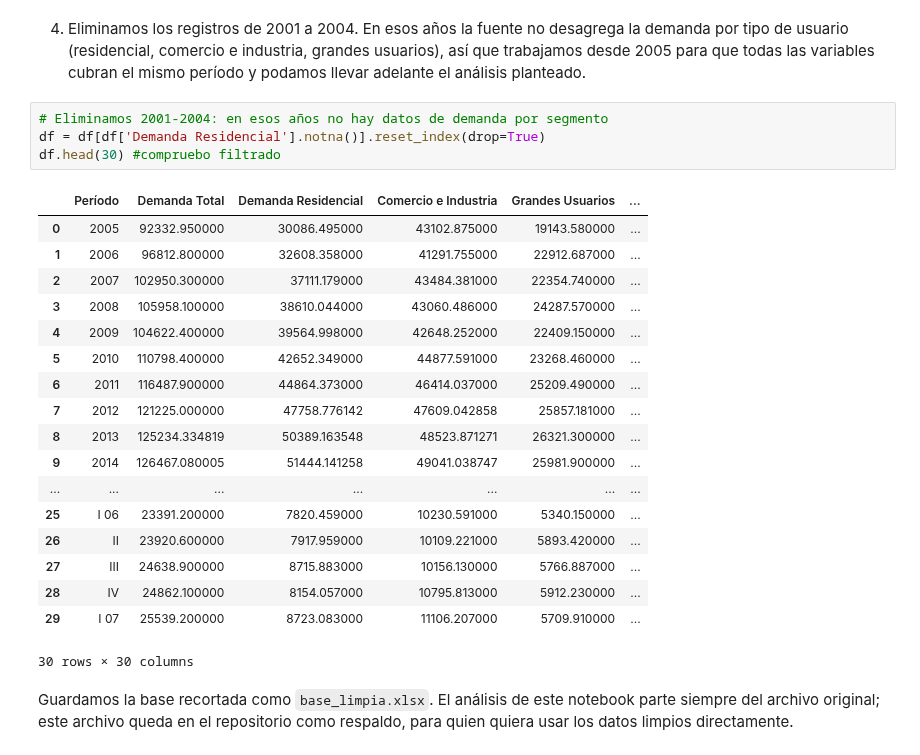
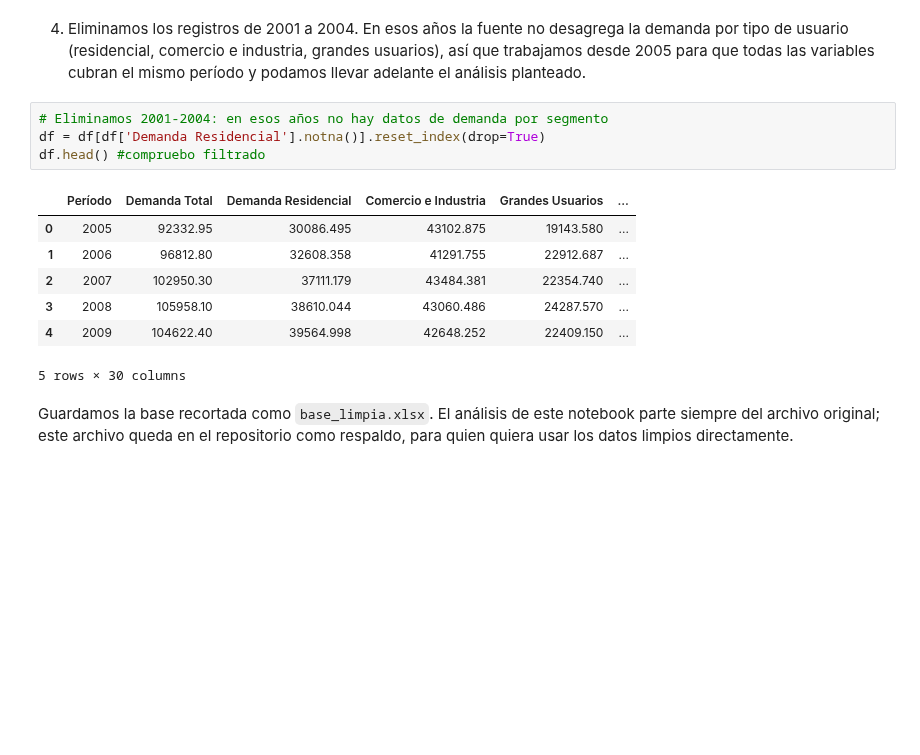
Before and after one commit to RafaelSeri/TP_LABO_MET, a Jupyter notebook: notebooks/Tp_labo.ipynb, the cells around one changed output. Cells and saved outputs as stored; diff of their text form; blank space fills up the shorter version.

```diff
--- a/notebooks/Tp_labo.ipynb
+++ b/notebooks/Tp_labo.ipynb
@@ -84,26 +84,15 @@ df.head()
 # %%
 # Eliminamos 2001-2004: en esos años no hay datos de demanda por segmento
 df = df[df['Demanda Residencial'].notna()].reset_index(drop=True)
-df.head(30) #compruebo filtrado
+df.head() #compruebo filtrado
 # %% [output]
 |  | Período | Demanda Total | Demanda Residencial | Comercio e Industria | Grandes Usuarios | ... |
-| 0 | 2005 | 92332.950000 | 30086.495000 | 43102.875000 | 19143.580000 | ... |
-| 1 | 2006 | 96812.800000 | 32608.358000 | 41291.755000 | 22912.687000 | ... |
-| 2 | 2007 | 102950.300000 | 37111.179000 | 43484.381000 | 22354.740000 | ... |
-| 3 | 2008 | 105958.100000 | 38610.044000 | 43060.486000 | 24287.570000 | ... |
-| 4 | 2009 | 104622.400000 | 39564.998000 | 42648.252000 | 22409.150000 | ... |
-| 5 | 2010 | 110798.400000 | 42652.349000 | 44877.591000 | 23268.460000 | ... |
-| 6 | 2011 | 116487.900000 | 44864.373000 | 46414.037000 | 25209.490000 | ... |
-| 7 | 2012 | 121225.000000 | 47758.776142 | 47609.042858 | 25857.181000 | ... |
-| 8 | 2013 | 125234.334819 | 50389.163548 | 48523.871271 | 26321.300000 | ... |
-| 9 | 2014 | 126467.080005 | 51444.141258 | 49041.038747 | 25981.900000 | ... |
-| ... | ... | ... | ... | ... | ... | ... |
-| 25 | I 06 | 23391.200000 | 7820.459000 | 10230.591000 | 5340.150000 | ... |
-| 26 | II | 23920.600000 | 7917.959000 | 10109.221000 | 5893.420000 | ... |
-| 27 | III | 24638.900000 | 8715.883000 | 10156.130000 | 5766.887000 | ... |
-| 28 | IV | 24862.100000 | 8154.057000 | 10795.813000 | 5912.230000 | ... |
-| 29 | I 07 | 25539.200000 | 8723.083000 | 11106.207000 | 5709.910000 | ... |
+| 0 | 2005 | 92332.95 | 30086.495 | 43102.875 | 19143.580 | ... |
+| 1 | 2006 | 96812.80 | 32608.358 | 41291.755 | 22912.687 | ... |
+| 2 | 2007 | 102950.30 | 37111.179 | 43484.381 | 22354.740 | ... |
+| 3 | 2008 | 105958.10 | 38610.044 | 43060.486 | 24287.570 | ... |
+| 4 | 2009 | 104622.40 | 39564.998 | 42648.252 | 22409.150 | ... |
-30 rows × 30 columns
+5 rows × 30 columns
 # %% [markdown]
 Guardamos la base recortada como `base_limpia.xlsx`. El análisis de este notebook parte siempre del archivo original; este archivo queda en el repositorio como respaldo, para quien quiera usar los datos limpios directamente.
 # %%
```
Also changed, not shown: parts of 10 cells of this notebook.
